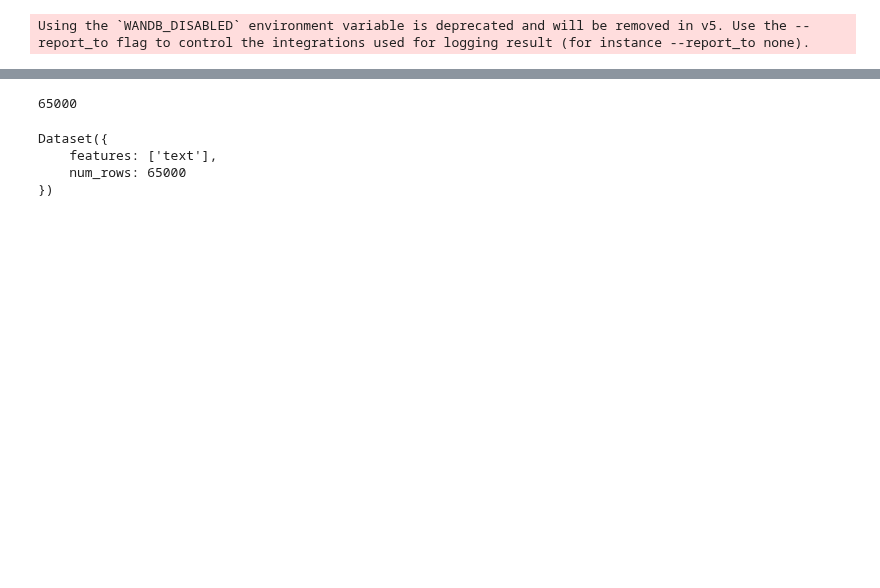
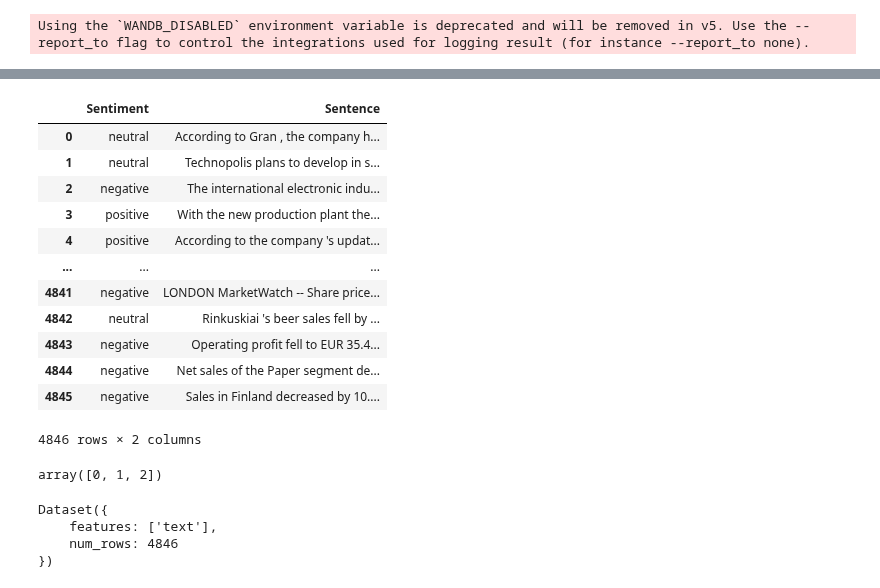
Before and after one commit to anasnofal/kaggle-notebooks-, a Jupyter notebook: finbert.ipynb, the cells around one changed output, grey strips where cells are left out. Drawn from its saved outputs; the diff is of its cells as text; code cells hidden in the pictures; blank space fills up the shorter version.

Commit message:
Kaggle Notebook | notebookf536199c31 | Version 21

```diff
--- a/finbert.ipynb
+++ b/finbert.ipynb
@@ -213,3 +246,19 @@ accuracy_score(ytest, preds)
 # %%
-news = pd.read_csv('/kaggle/input/stock-news-sentiment-analysismassive-dataset/Sentiment_Stock_data.csv',encoding='ISO-8859-1')
+news = pd.read_csv('/kaggle/input/sentiment-analysis-for-financial-news/all-data.csv',names= ['Sentiment','Sentence'],encoding='ISO-8859-1')
+# %%
+news
+# %% [output]
+|  | Sentiment | Sentence |
+| 0 | neutral | According to Gran , the company h... |
+| 1 | neutral | Technopolis plans to develop in s... |
+| 2 | negative | The international electronic indu... |
+| 3 | positive | With the new production plant the... |
+| 4 | positive | According to the company 's updat... |
+| ... | ... | ... |
+| 4841 | negative | LONDON MarketWatch -- Share price... |
+| 4842 | neutral | Rinkuskiai 's beer sales fell by ... |
+| 4843 | negative | Operating profit fell to EUR 35.4... |
+| 4844 | negative | Net sales of the Paper segment de... |
+| 4845 | negative | Sales in Finland decreased by 10.... |
+4846 rows × 2 columns
 # %%
@@ -217,4 +265,0 @@ X_test, y_test = news['Sentence'].values[:65000], news['Sentiment'].values[:6500
-# %%
-len(X_test)
-# %% [output]
-65000
@@ -221,10 +269,14 @@ len(X_test)
+# %%
+np.unique(Y_test)
+# %% [output]
+array([0, 1, 2])
 # %%
-test_dataset_raw = Dataset.from_dict({'text': X_test[:65000]})
+test_dataset_raw = Dataset.from_dict({'text': x_test})
 test_dataset_raw
 # %% [output]
 Dataset({
     features: ['text'],
-    num_rows: 65000
+    num_rows: 4846
 })
 # %%
 test_dataset = test_dataset_raw.map(tokenize_fn, batched=False)
```
Also changed, not shown: parts of 32 cells of this notebook.
